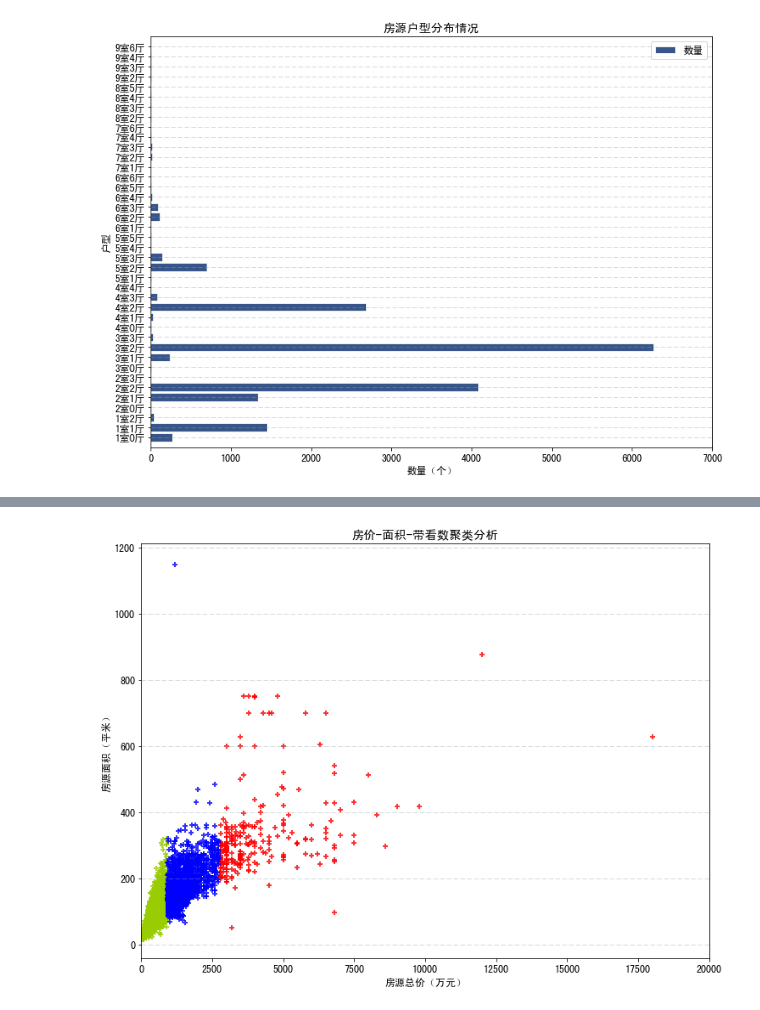
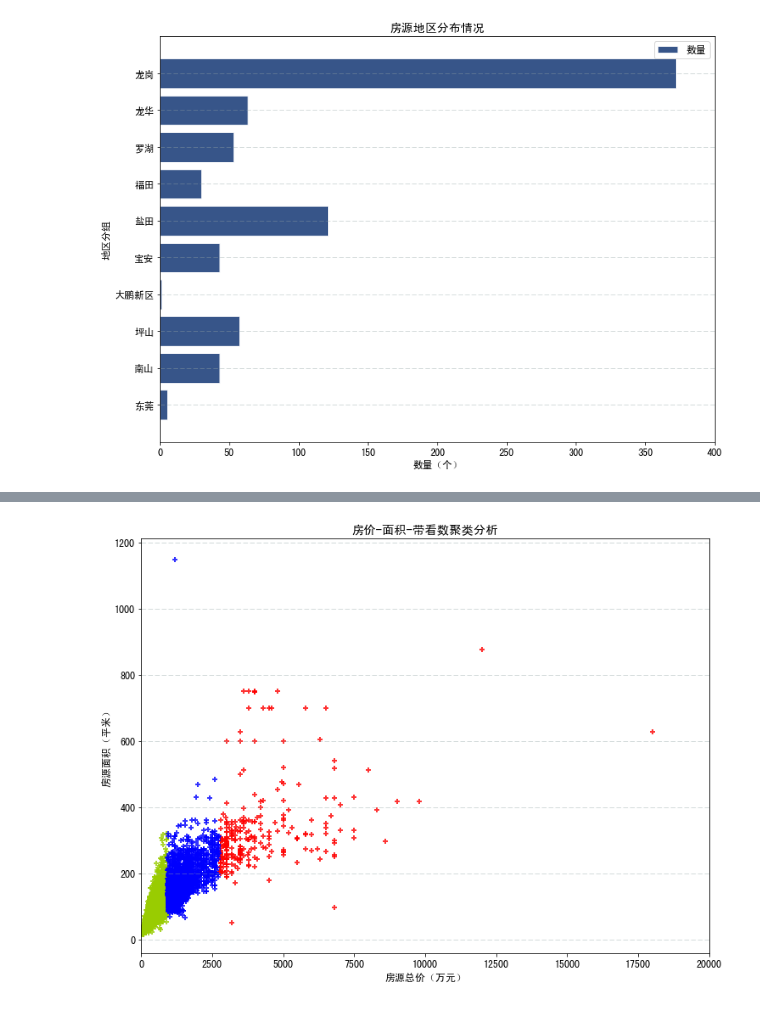
Before and after one commit to Hannah-water/bishe, a Jupyter notebook: zydc/spider/Untitled.ipynb, the cells around one changed output, grey strips where cells are left out. Saved outputs shown, nothing was run; the diff lists cells and outputs as text; code cells hidden in the pictures.

```diff
--- a/zydc/spider/Untitled.ipynb
+++ b/zydc/spider/Untitled.ipynb
@@ -25,4 +9,4 @@ run zyFollow
 # %%
-run zyHuxing
+run zyDistrict
 # %% [output]
-[figure, old version]
+[figure, new version]
```
Also changed, not shown: parts of 8 cells of this notebook, 49 other files.
